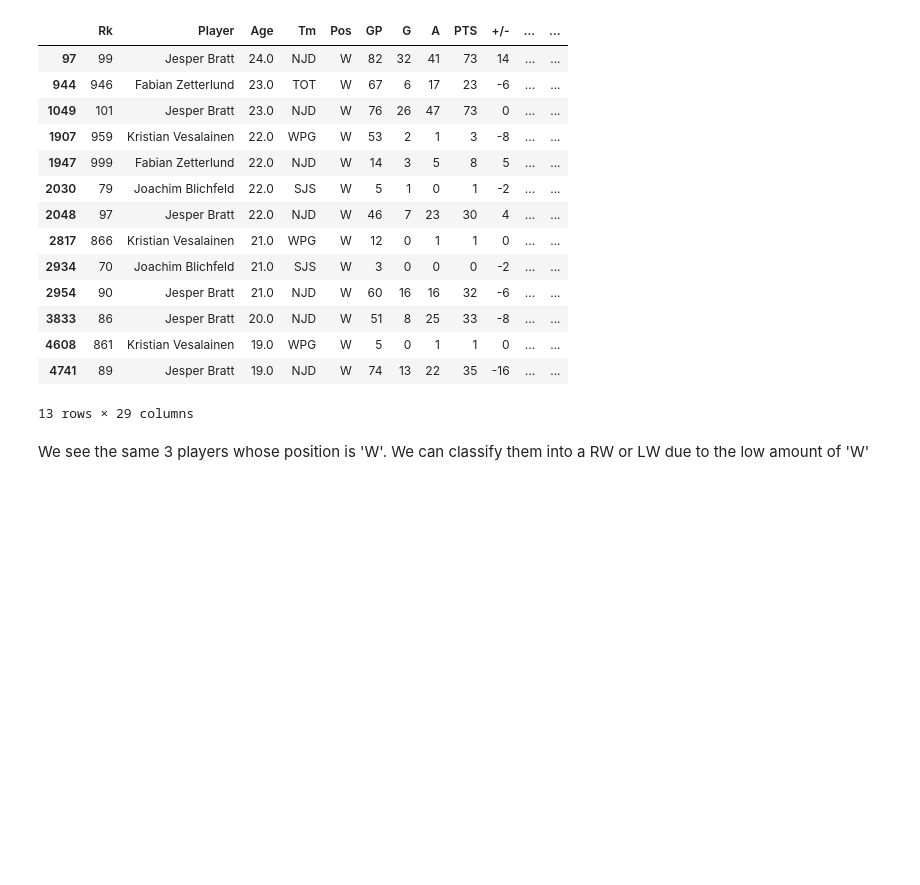
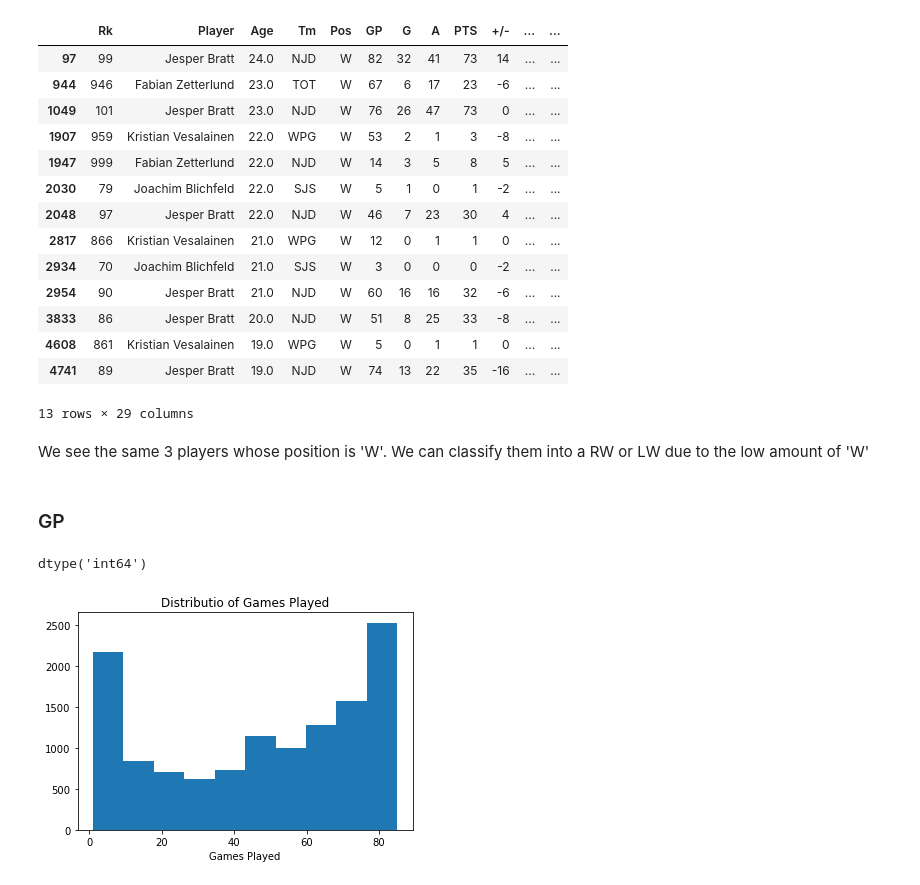
Before and after one commit to lukekerwin/DS-320_Project, a Jupyter notebook: Player Data/PlayerData_Cleaning.ipynb, the cells around one changed output. Cells and saved outputs as stored; diff of their text form; code cells hidden in the pictures; blank space fills up the shorter version.

```diff
--- a/Player Data/PlayerData_Cleaning.ipynb
+++ b/Player Data/PlayerData_Cleaning.ipynb
@@ -370,3 +370,16 @@ PlayerStats[PlayerStats['Pos'] == 'W']
 13 rows × 29 columns
 # %% [markdown]
 We see the same 3 players whose position is 'W'. We can classify them into a RW or LW due to the low amount of 'W'
+# %% [markdown]
+### GP
+# %%
+PlayerStats['GP'].dtype
+# %% [output]
+dtype('int64')
+# %%
+plt.hist(PlayerStats['GP'])
+plt.xlabel('Games Played')
+plt.title('Distribution of Games Played')
+plt.show()
+# %% [output]
+[figure, added]
```
Also changed, not shown: parts of 8 cells of this notebook.
